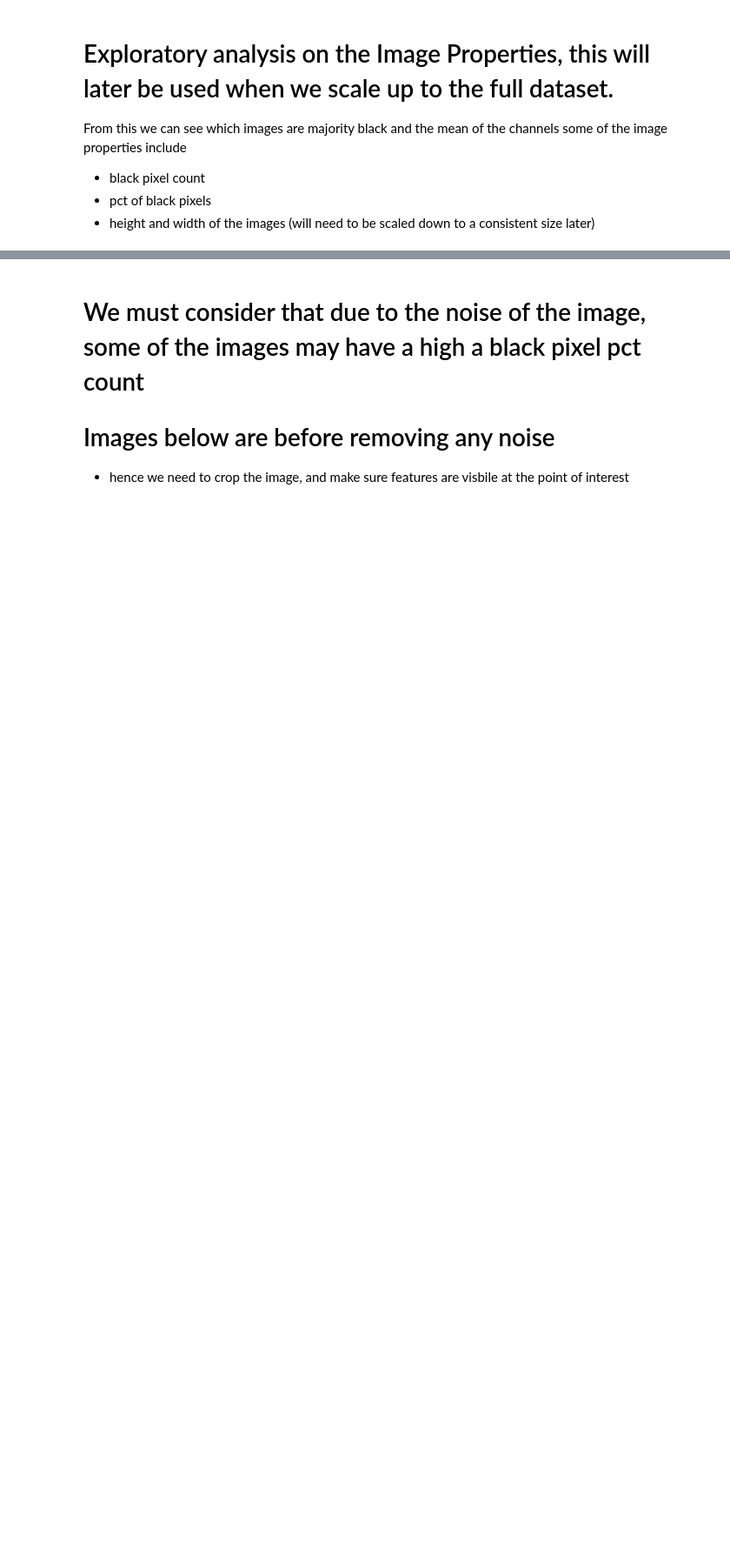
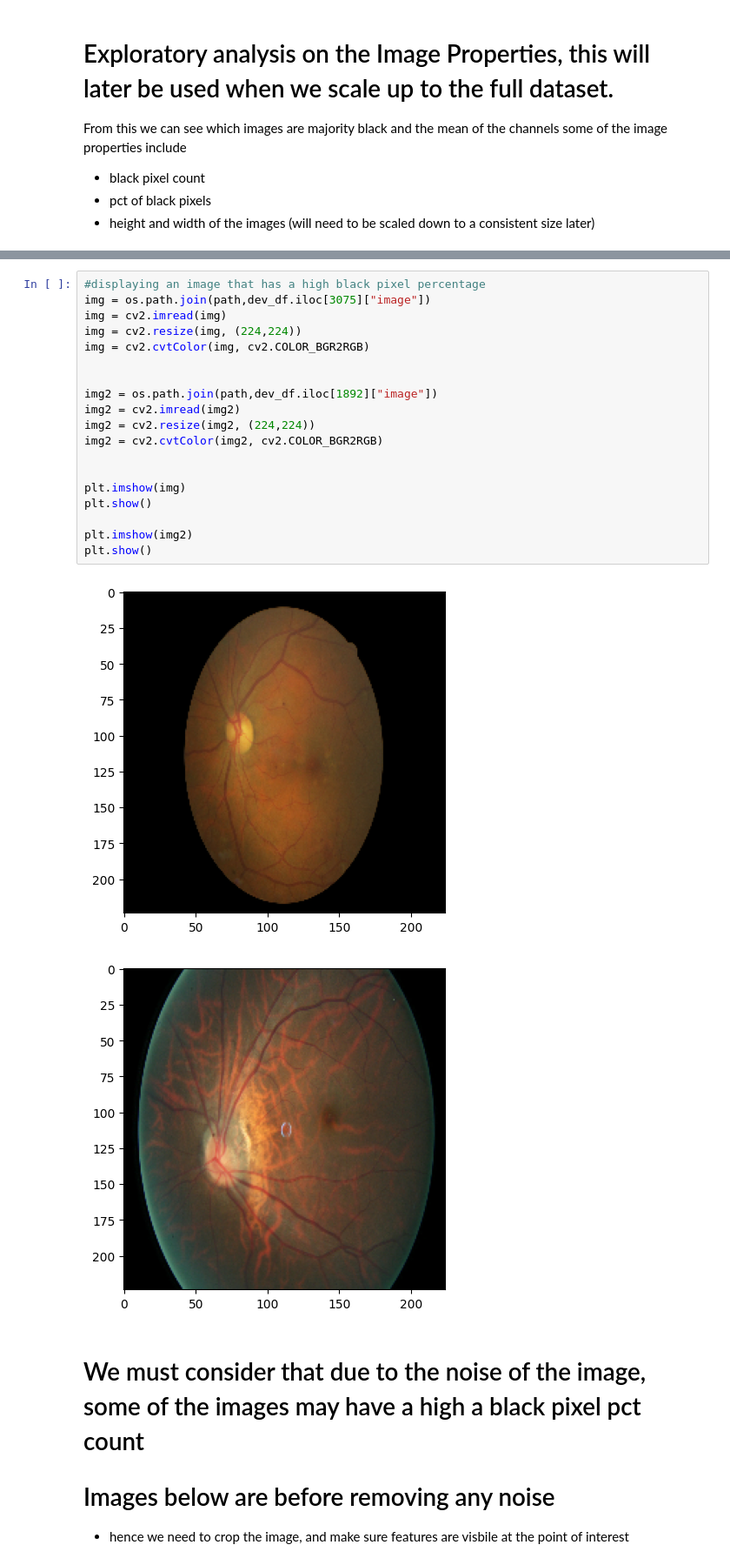
Before and after one commit to Ajama0/Diabetic-Retinopathy-Detection, a Jupyter notebook: Notebooks/data_exploration.ipynb, the cells around one changed output, grey strips where cells are left out. Shown at 87% size. Cells and saved outputs as stored; diff of their text form; blank space fills up the shorter version.

```diff
--- a/Notebooks/data_exploration.ipynb
+++ b/Notebooks/data_exploration.ipynb
@@ -606,3 +628,25 @@ inspect_properties.sample(20)
+# %%
+#displaying an image that has a high black pixel percentage
+img = os.path.join(path,dev_df.iloc[3075]["image"])
+img = cv2.imread(img)
+img = cv2.resize(img, (224,224))
+img = cv2.cvtColor(img, cv2.COLOR_BGR2RGB)
+
+
+img2 = os.path.join(path,dev_df.iloc[1892]["image"])
+img2 = cv2.imread(img2)
+img2 = cv2.resize(img2, (224,224))
+img2 = cv2.cvtColor(img2, cv2.COLOR_BGR2RGB)
+
+
+plt.imshow(img)
+plt.show()
+
+plt.imshow(img2)
+plt.show()
+# %% [output]
+[figure, added]
+[figure, added]
 # %% [markdown]
 # We must consider that due to the noise of the image, some of the images may have a high a black pixel pct count
 # Images below are before removing any noise
```
Also changed, not shown: parts of 6 cells of this notebook, 1 other file.
